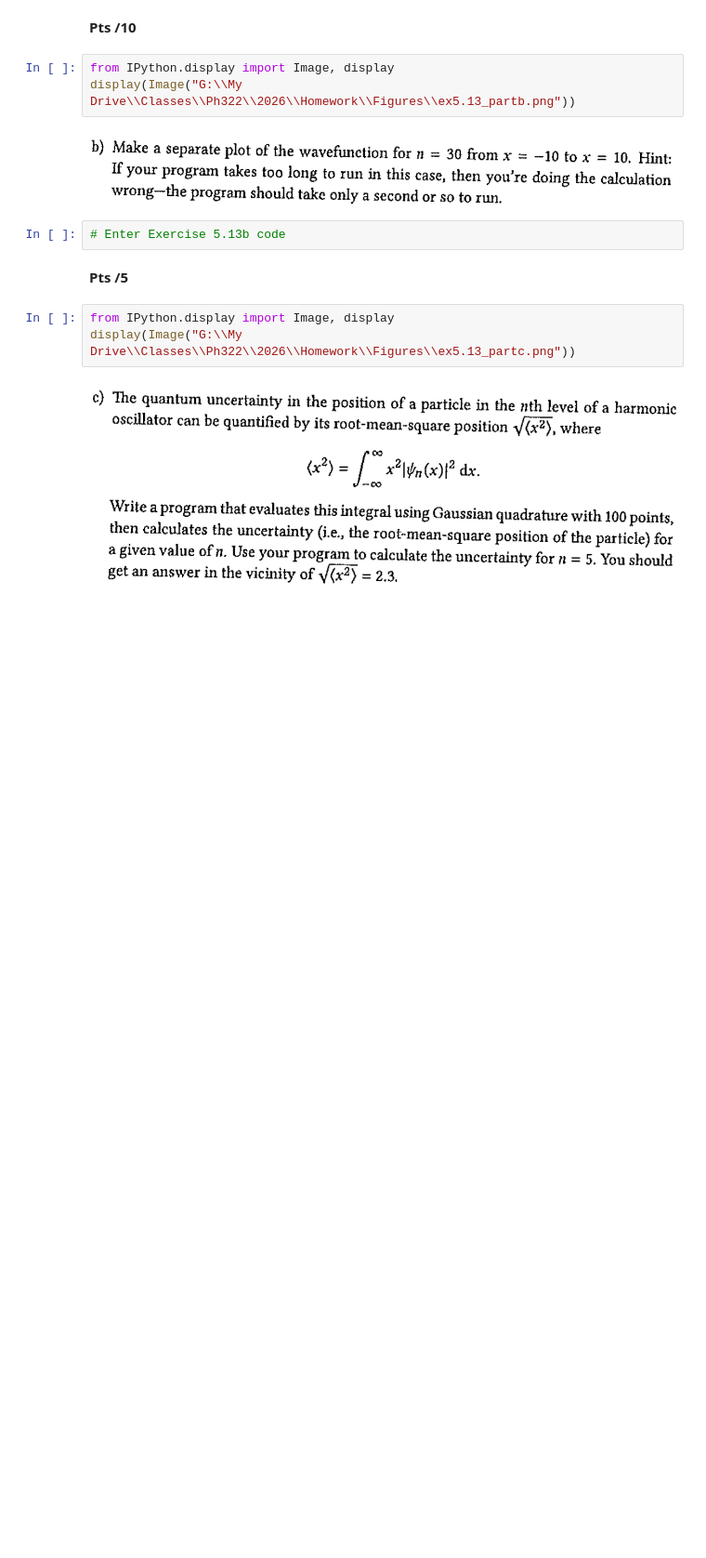
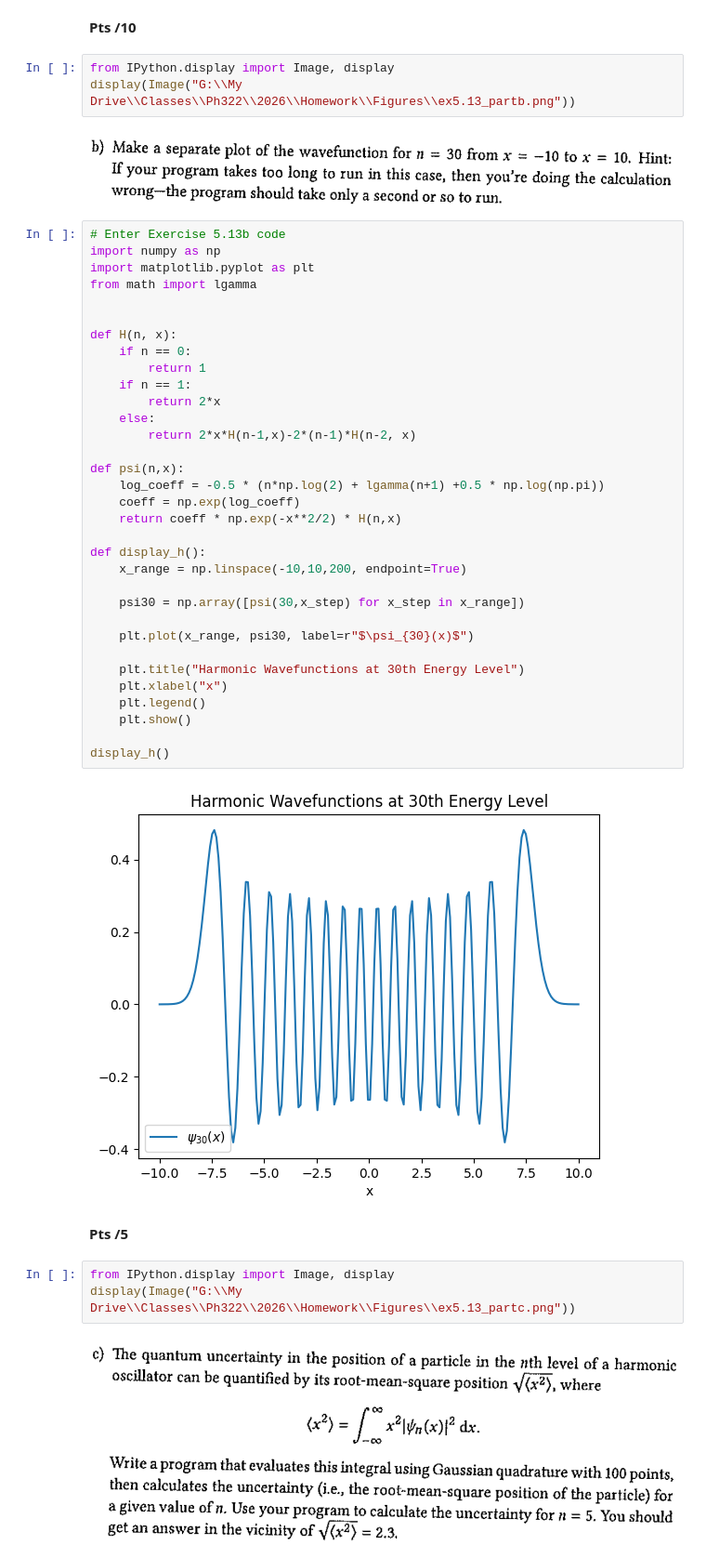
Before and after one commit to AcamaroCutcher/Computational-Physics, a Jupyter notebook: Homework/Homework4/hw4_notebook_2026.ipynb, the cells around one changed output. Shown at 93% size. Cells and saved outputs as stored; diff of their text form; blank space fills up the shorter version.

```diff
--- a/Homework/Homework4/hw4_notebook_2026.ipynb
+++ b/Homework/Homework4/hw4_notebook_2026.ipynb
@@ -190,8 +230,41 @@ from IPython.display import Image, display
 display(Image("G:\\My Drive\\Classes\\Ph322\\2026\\Homework\\Figures\\ex5.13_partb.png"))
 # %% [output]
 [figure]
-# %%
-# Enter Exercise 5.13b code
+# %%
+# Enter Exercise 5.13b code
+import numpy as np
+import matplotlib.pyplot as plt
+from math import lgamma
+
+
+def H(n, x):
+    if n == 0:
+        return 1
+    if n == 1:
+        return 2*x
+    else:
+        return 2*x*H(n-1,x)-2*(n-1)*H(n-2, x)
+
+def psi(n,x):
+    log_coeff = -0.5 * (n*np.log(2) + lgamma(n+1) +0.5 * np.log(np.pi))
+    coeff = np.exp(log_coeff)
+    return coeff * np.exp(-x**2/2) * H(n,x)
+
+def display_h():
+    x_range = np.linspace(-10,10,200, endpoint=True)
+
+    psi30 = np.array([psi(30,x_step) for x_step in x_range])
+
+    plt.plot(x_range, psi30, label=r"$\psi_{30}(x)$")
+
+    plt.title("Harmonic Wavefunctions at 30th Energy Level")
+    plt.xlabel("x")
+    plt.legend()
+    plt.show()
+
+display_h()
+# %% [output]
+[figure, added]
 # %% [markdown]
 **Pts /5**
 # %%
```
Also changed, not shown: parts of 7 cells of this notebook, 1 other file.
